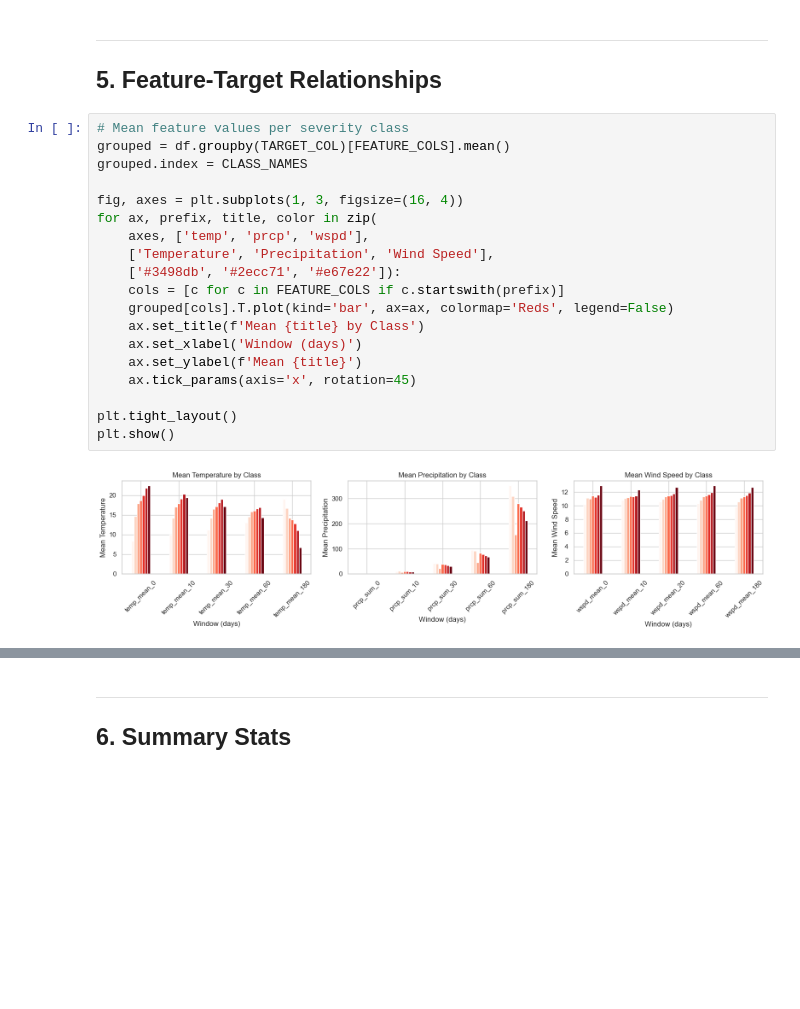
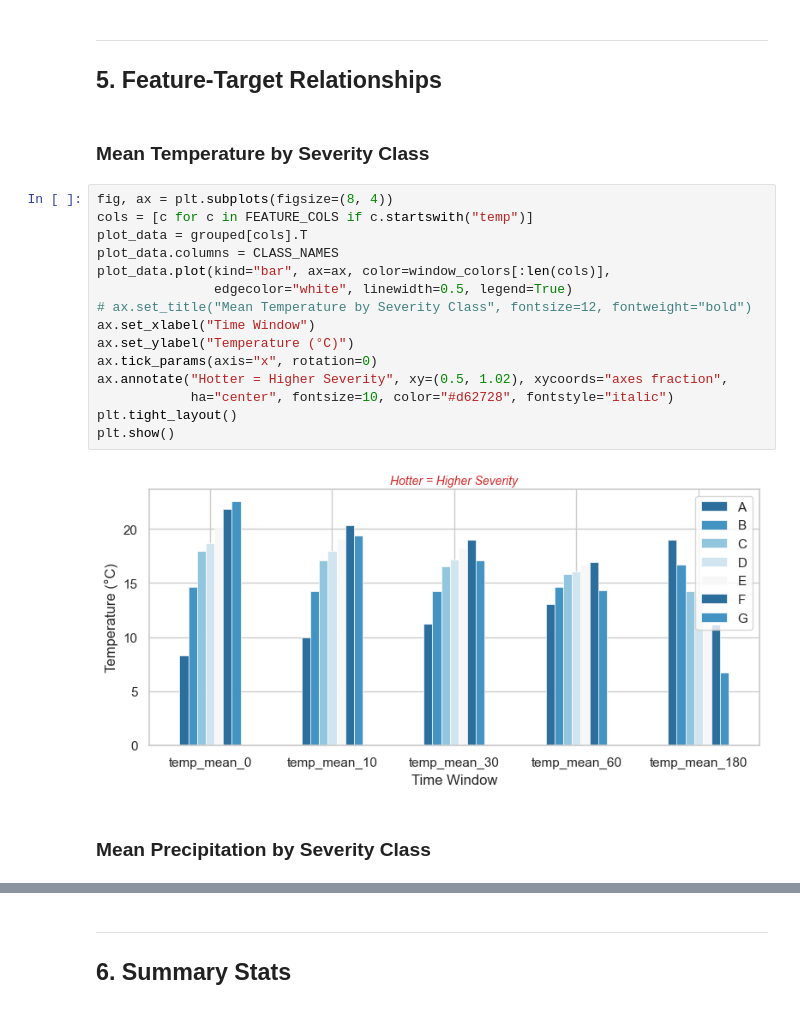
Before and after one commit to Froid-Winter/WildFire_project, a Jupyter notebook: visualization.ipynb, the cells around one changed output, grey strips where cells are left out. Cells and saved outputs as stored; diff of their text form; blank space fills up the shorter version.

```diff
--- a/visualization.ipynb
+++ b/visualization.ipynb
@@ -124,24 +181,24 @@ Synthetic target: 7 near-balanced classes (A = lowest, G = highest risk)
 # %% [markdown]
 ---
 ## 5. Feature-Target Relationships
+# %% [markdown]
+### Mean Temperature by Severity Class
 # %%
-# Mean feature values per severity class
-grouped = df.groupby(TARGET_COL)[FEATURE_COLS].mean()
-grouped.index = CLASS_NAMES
-
-fig, axes = plt.subplots(1, 3, figsize=(16, 4))
-for ax, prefix, title, color in zip(
-    axes, ['temp', 'prcp', 'wspd'],
-    ['Temperature', 'Precipitation', 'Wind Speed'],
-    ['#3498db', '#2ecc71', '#e67e22']):
-    cols = [c for c in FEATURE_COLS if c.startswith(prefix)]
-    grouped[cols].T.plot(kind='bar', ax=ax, colormap='Reds', legend=False)
-    ax.set_title(f'Mean {title} by Class')
-    ax.set_xlabel('Window (days)')
-    ax.set_ylabel(f'Mean {title}')
-    ax.tick_params(axis='x', rotation=45)
-
+fig, ax = plt.subplots(figsize=(8, 4))
+cols = [c for c in FEATURE_COLS if c.startswith("temp")]
+plot_data = grouped[cols].T
+plot_data.columns = CLASS_NAMES
+plot_data.plot(kind="bar", ax=ax, color=window_colors[:len(cols)],
+               edgecolor="white", linewidth=0.5, legend=True)
+# ax.set_title("Mean Temperature by Severity Class", fontsize=12, fontweight="bold")
+ax.set_xlabel("Time Window")
+ax.set_ylabel("Temperature (°C)")
+ax.tick_params(axis="x", rotation=0)
+ax.annotate("Hotter = Higher Severity", xy=(0.5, 1.02), xycoords="axes fraction",
+            ha="center", fontsize=10, color="#d62728", fontstyle="italic")
 plt.tight_layout()
 plt.show()
 # %% [output]
-[figure, old version]
+[figure, new version]
+# %% [markdown]
+### Mean Precipitation by Severity Class
```
Also changed, not shown: parts of 14 cells of this notebook, 1 other file.
